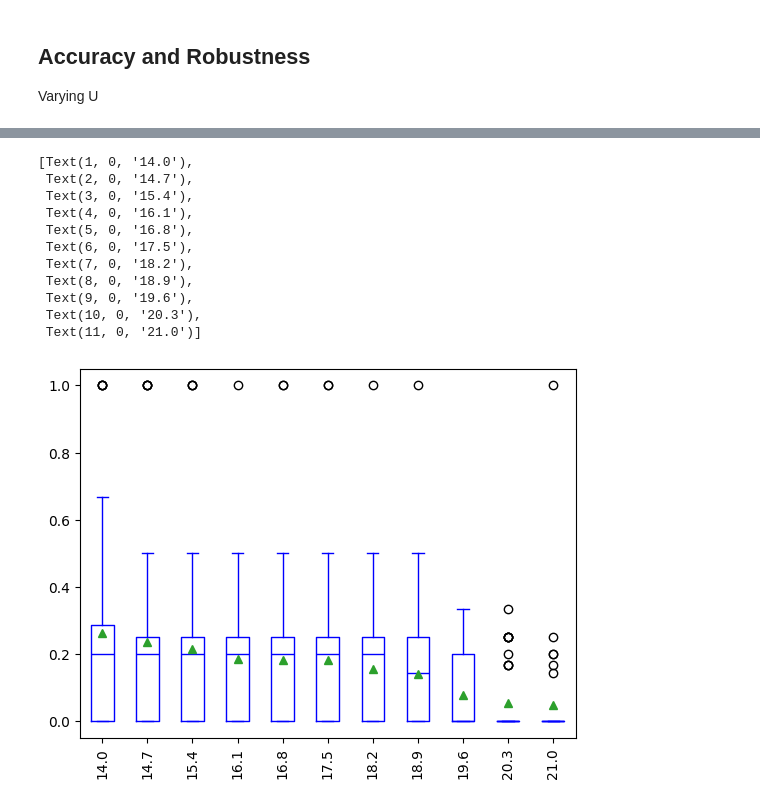
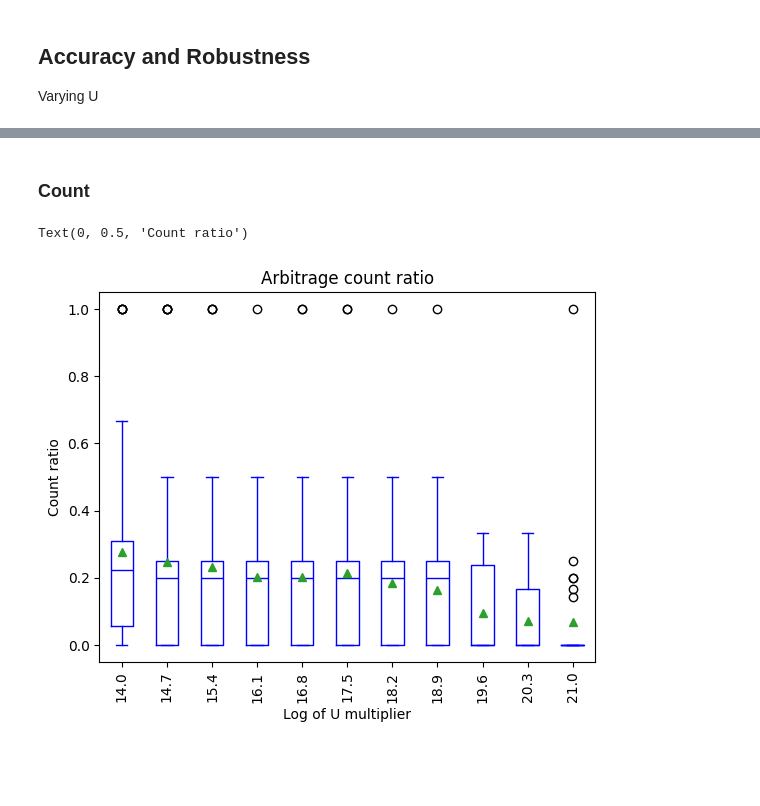
Before and after one commit to longtrieuuit/defi-arbitrage, a Jupyter notebook: arbitrage_finding.ipynb, the cells around one changed output, grey strips where cells are left out. Saved outputs shown, nothing was run; the diff lists cells and outputs as text; code cells hidden in the pictures; blank space fills up the shorter version.

```diff
--- a/arbitrage_finding.ipynb
+++ b/arbitrage_finding.ipynb
@@ -225,25 +220,25 @@ Name: eth_return_precost, dtype: float64
+# %% [markdown]
+### Count
 # %%
 stats_count_df = naive_df.groupby(["block_number", "log_u_eth_norm"])["eth_return_precost"].count().reset_index().merge(
     graph_df.groupby(["block_number", "log_u_eth_norm"])["eth_return_precost"].count(),
     on = ["block_number", "log_u_eth_norm"],
     suffixes = ["_naive", "_graph"],
     how = "left"
 ).fillna(0).assign(
     eth_return_precost_ratio = lambda df: df["eth_return_precost_graph"].div(df["eth_return_precost_naive"])
 )
 
-ax = stats_count_df.pivot(index = "block_number", columns = "log_u_eth_norm", values = "eth_return_precost_ratio").fillna(0).boxplot(color = "blue", rot = 90, grid = False, showmeans = True)
+stats_count_pivot = stats_count_df.pivot(
+    index = "block_number", columns = "log_u_eth_norm", values = ["eth_return_precost_graph", "eth_return_precost_naive", "eth_return_precost_ratio"]
+)
+
+
+ax = stats_count_df.pivot(index = "block_number", columns = "log_u_eth_norm", values = "eth_return_precost_ratio").boxplot(color = "blue", rot = 90, grid = False, showmeans = True)
 ax.set_xticklabels([round(float(x.get_text()), 1) for x in ax.get_xticklabels()])
+plt.title("Arbitrage count ratio")
+plt.xlabel("Log of U multiplier")
+plt.ylabel("Count ratio")
 # %% [output]
-[Text(1, 0, '14.0'),
- Text(2, 0, '14.7'),
- Text(3, 0, '15.4'),
- Text(4, 0, '16.1'),
- Text(5, 0, '16.8'),
- Text(6, 0, '17.5'),
- Text(7, 0, '18.2'),
- Text(8, 0, '18.9'),
- Text(9, 0, '19.6'),
- Text(10, 0, '20.3'),
- Text(11, 0, '21.0')]
+Text(0, 0.5, 'Count ratio')
-[figure, old version]
+[figure, new version]
```
Also changed, not shown: parts of 28 cells of this notebook.
